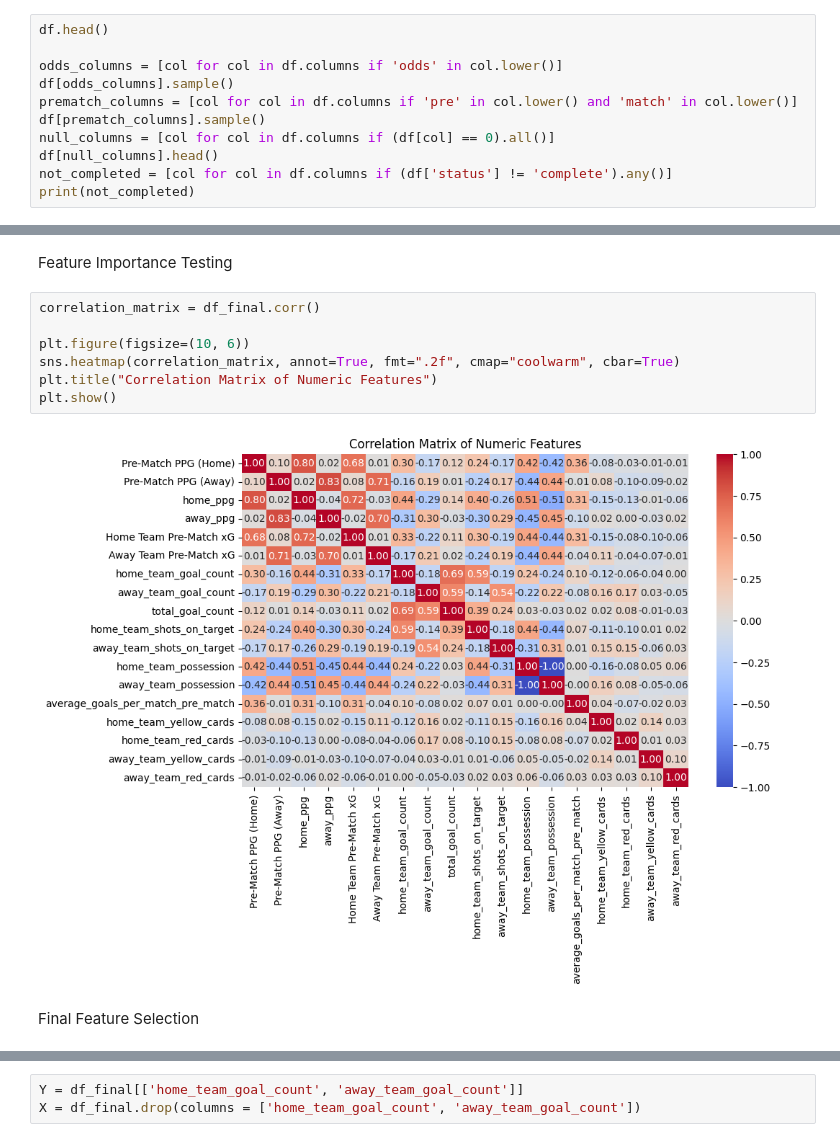
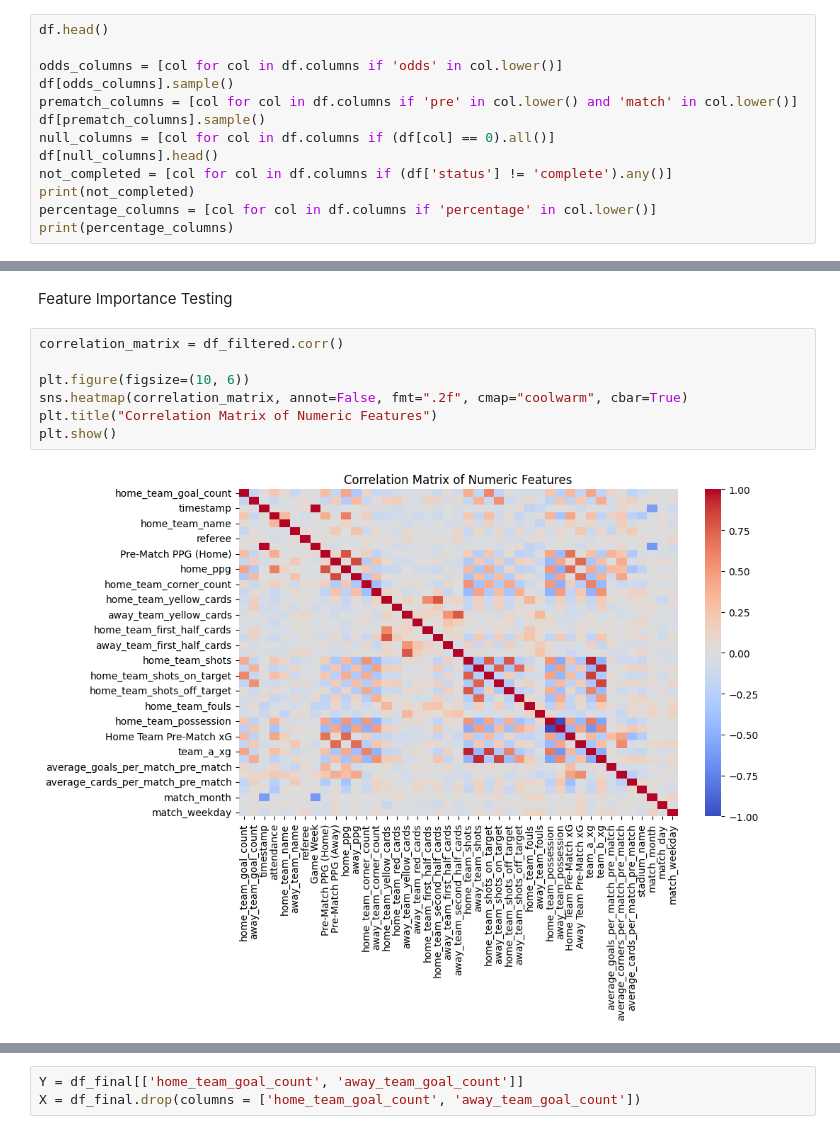
Before and after one commit to SanderBakke/MALIS_project, a Jupyter notebook: notebooks/notebook.ipynb, the cells around one changed output, grey strips where cells are left out. Saved outputs shown, nothing was run; the diff lists cells and outputs as text.

```diff
--- a/notebooks/notebook.ipynb
+++ b/notebooks/notebook.ipynb
@@ -28,5 +39,7 @@ null_columns = [col for col in df.columns if (df[col] == 0).all()]
 df[null_columns].head()
 not_completed = [col for col in df.columns if (df['status'] != 'complete').any()]
 print(not_completed)
+percentage_columns = [col for col in df.columns if 'percentage' in col.lower()]
+print(percentage_columns)
 # %% [output]
 []
@@ -53,13 +117,11 @@ df_filtered.sample(5)
 # %% [markdown]
 Feature Importance Testing
 # %%
-correlation_matrix = df_final.corr()
+correlation_matrix = df_filtered.corr()
 
 plt.figure(figsize=(10, 6))
-sns.heatmap(correlation_matrix, annot=True, fmt=".2f", cmap="coolwarm", cbar=True)
+sns.heatmap(correlation_matrix, annot=False, fmt=".2f", cmap="coolwarm", cbar=True)
 plt.title("Correlation Matrix of Numeric Features")
 plt.show()
 # %% [output]
-[figure, old version]
+[figure, new version]
-# %% [markdown]
-Final Feature Selection
```
Also changed, not shown: parts of 10 cells of this notebook.
